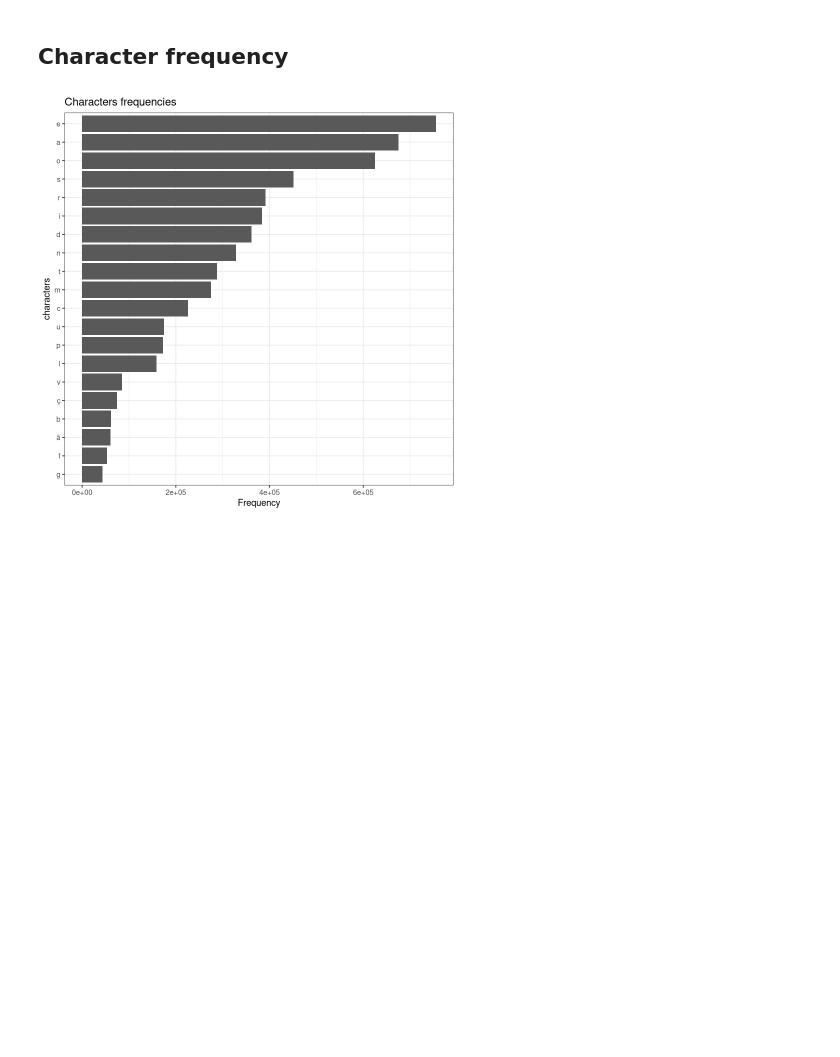
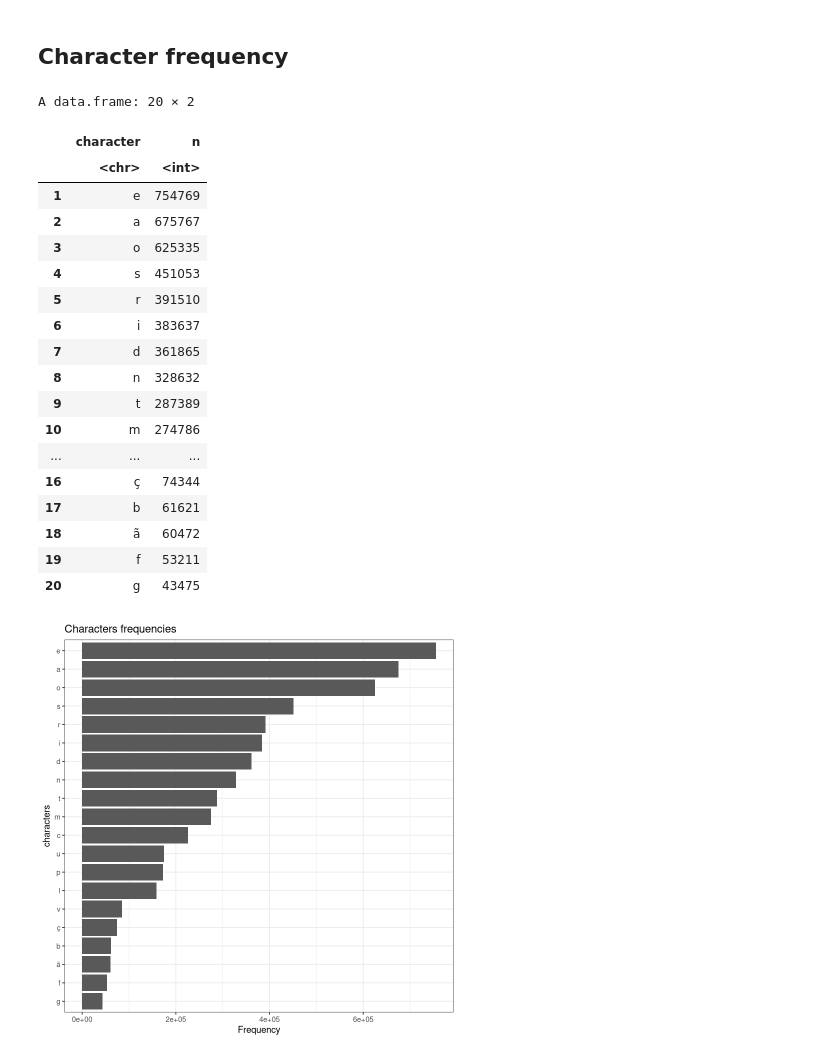
Before and after one commit to ajdavidl/corpus-atas-copom, a Jupyter notebook: notebooks/corpus-exploration-in-R.ipynb, the cells around one changed output. Drawn from its saved outputs; the diff is of its cells as text; code cells hidden in the pictures; blank space fills up the shorter version.

```diff
--- a/notebooks/corpus-exploration-in-R.ipynb
+++ b/notebooks/corpus-exploration-in-R.ipynb
@@ -78,4 +78,27 @@ charFreq <- df %>%
   unnest_tokens(character, sentence, token = "characters") %>%
   count(character, sort = TRUE) %>%
   ungroup()
+# %%
+number_of_chars <- 20
+charFreq[1:number_of_chars,]
+# %% [output]
+A data.frame: 20 × 2
+|  | character | n |
+|  | <chr> | <int> |
+| 1 | e | 754769 |
+| 2 | a | 675767 |
+| 3 | o | 625335 |
+| 4 | s | 451053 |
+| 5 | r | 391510 |
+| 6 | i | 383637 |
+| 7 | d | 361865 |
+| 8 | n | 328632 |
+| 9 | t | 287389 |
+| 10 | m | 274786 |
+| ... | ... | ... |
+| 16 | ç | 74344 |
+| 17 | b | 61621 |
+| 18 | ã | 60472 |
+| 19 | f | 53211 |
+| 20 | g | 43475 |
 # %%
```
Also changed, not shown: parts of 13 cells of this notebook.
